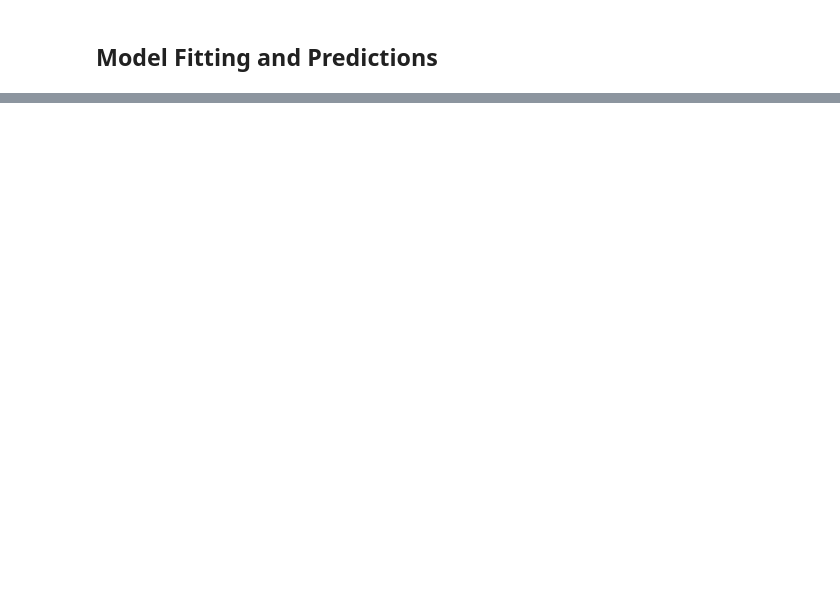
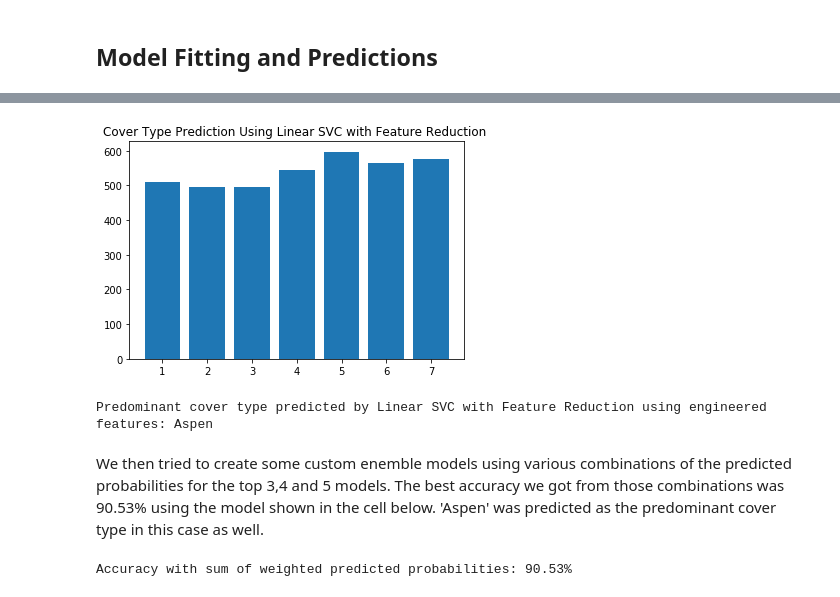
Before and after one commit to paulang-mids/W207-FinalProject, a Jupyter notebook: ForestCoverPrediction.ipynb, the cells around one changed output, grey strips where cells are left out. Saved outputs shown, nothing was run; the diff lists cells and outputs as text; code cells hidden in the pictures; blank space fills up the shorter version.

```diff
--- a/ForestCoverPrediction.ipynb
+++ b/ForestCoverPrediction.ipynb
@@ -1558,10 +1207,0 @@ Accuracy: 81.22%
-# %%
-#DecisionTreeClassifier - Accuracy 80.08% , Base model
-best_dt_m = DecisionTreeClassifier(class_weight='balanced', criterion='entropy', max_features=None,max_depth=None, random_state=SEED)
-best_dt_m.fit(train_data, train_label)
-best_dt_preds=best_dt_m.predict(dev_data)
-best_dt_acc=best_dt_m.score(dev_data, dev_label)
-print("Accuracy: {:3.2%}".format(best_dt_acc))
-dt_pp=best_dt_m.predict_proba(dev_data) # Predicted Probability
-dt_p=np.argmax(dt_pp, axis=1)
-dt_p = dt_p + 1  # Predicted labels (based on predict_proba)
@@ -1660,0 +1401,5 @@ test_data_sub_df.to_csv('Submission.csv', index=None)
+# %%
+#Copy train and dev datasets into new dataframes for use with new features
+#The new dataframes are created so that the models in the appendix section can run without errors
+train_data_ftr = train_data.copy()
+dev_data_ftr = dev_data.copy()
@@ -1660,0 +1430,4 @@ test_data_sub_df.to_csv('Submission.csv', index=None)
+# %%
+# #Drop columns with all zeros
+train_data_ftr.drop(['ST7','ST15'],axis=1, inplace=True)
+dev_data_ftr.drop(['ST7','ST15'],axis=1, inplace=True)
@@ -1660,0 +1653,27 @@ test_data_sub_df.to_csv('Submission.csv', index=None)
+# %%
+plot_cover(fr_lsvc_p, 'Linear SVC with Feature Reduction ')
+
+print("Predominant cover type predicted by {}: {}"
+      .format('Linear SVC with Feature Reduction using engineered features', cover_types[np.unique(fr_lsvc_p)
+                                      [np.argmax(np.unique(fr_lsvc_p, return_counts=True)[1])] - 1]))
+# %% [output]
+[figure, added]
+Predominant cover type predicted by Linear SVC with Feature Reduction using engineered features: Aspen
+# %% [markdown]
+We then tried to create some custom enemble models using various combinations of the predicted probabilities for the top 3,4 and 5 models. The best accuracy we got from those combinations was 90.53% using the model shown in the cell below. 'Aspen' was predicted as the predominant cover type in this case as well.
+# %%
+# Predict Labels based on the sum of the predicted probabilities of the top models
+# weighted by the accuracy
+
+# Calculate sum of probabilities weighted by the accuracy
+sum_wt_pp=np.sum((fr_lsvc_pp* fr_lsvc_acc, etc_pp* best_etc_acc, gdc_pp* best_gdc_acc), axis=0)
+# Select index for maximum probability
+sum_wt_p=np.argmax(sum_wt_pp, axis=1)
+# Predict Label
+sum_wt_p = sum_wt_p + 1
+# Calculate Accuracy
+sum_wt_acc = sum(sum_wt_p==dev_label)/len(dev_label)
+
+print("Accuracy with sum of weighted predicted probabilities: {:3.2%}".format(sum_wt_acc))
+# %% [output]
+Accuracy with sum of weighted predicted probabilities: 90.53%
```
Also changed, not shown: parts of 242 cells of this notebook, 7 other files.
